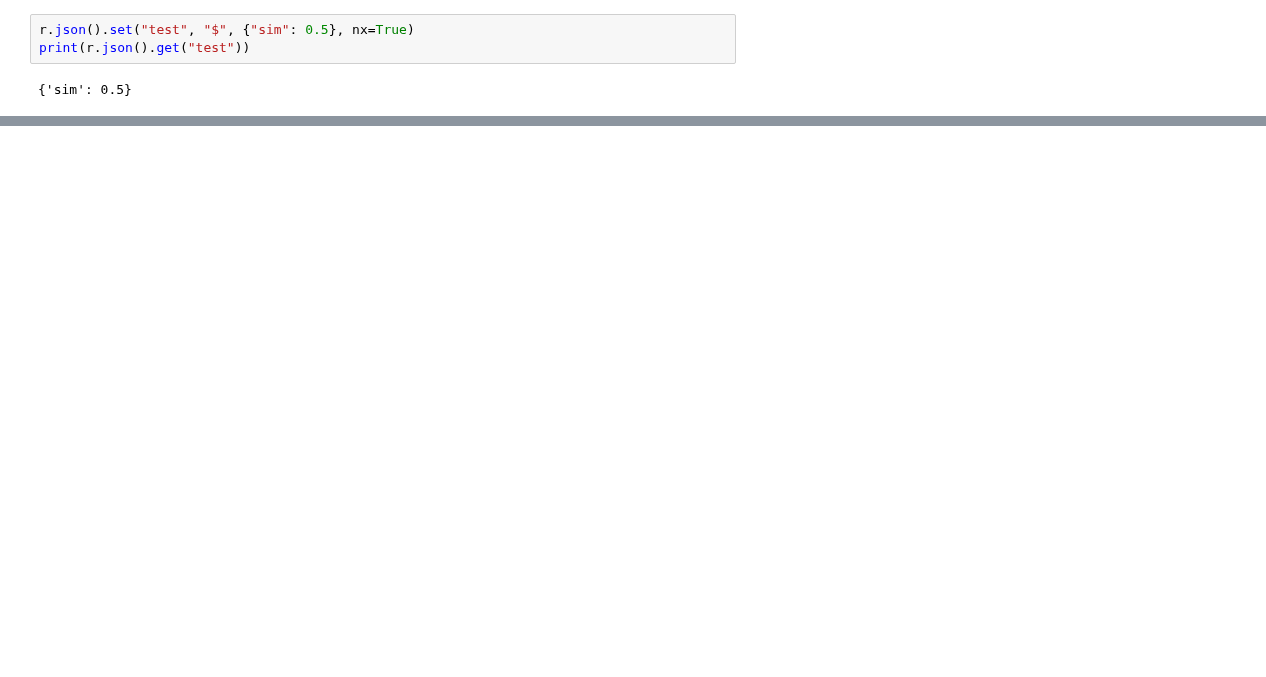
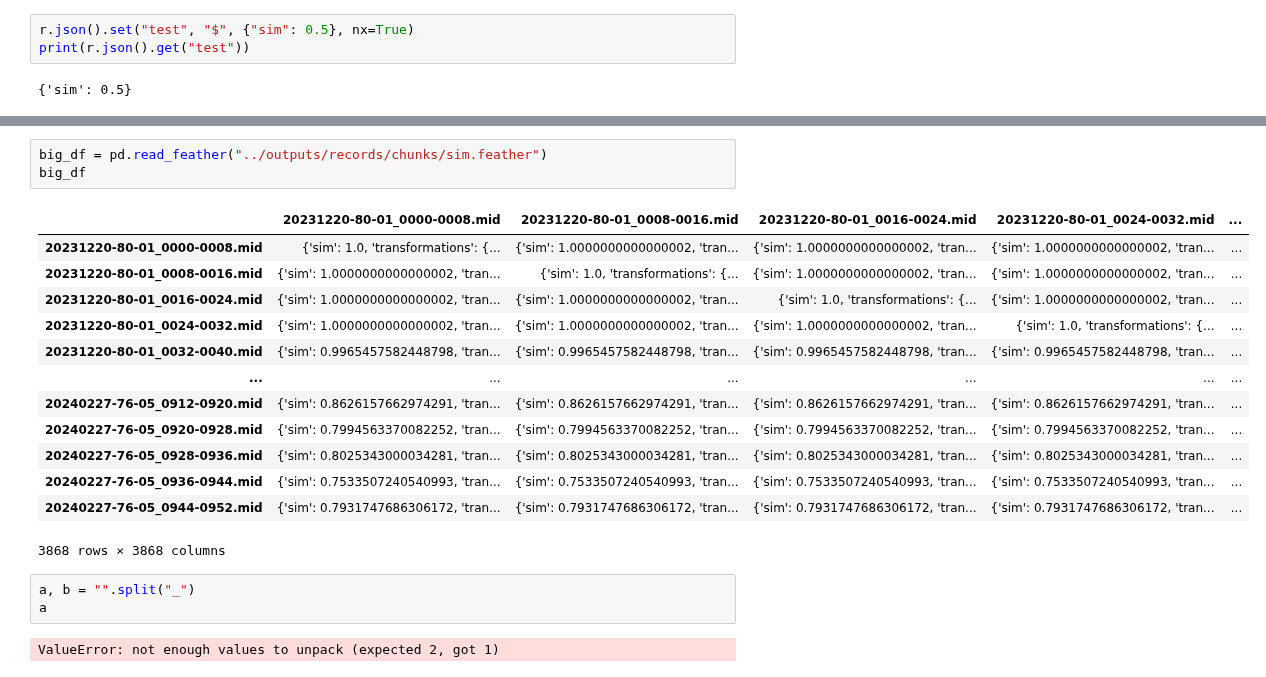
Before and after one commit to osageev/disklavier, a Jupyter notebook: notebooks/redis.ipynb, the cells around one changed output, grey strips where cells are left out. Cells and saved outputs as stored; diff of their text form; blank space fills up the shorter version.

Commit message:
sim table built

```diff
--- a/notebooks/redis.ipynb
+++ b/notebooks/redis.ipynb
@@ -149 +155,23 @@ Time taken to generate DataFrame: 79.40 seconds
 Memory usage of DataFrame: 30.52 MB
+# %%
+big_df = pd.read_feather("../outputs/records/chunks/sim.feather")
+big_df
+# %% [output]
+|  | 20231220-80-01_0000-0008.mid | 20231220-80-01_0008-0016.mid | 20231220-80-01_0016-0024.mid | 20231220-80-01_0024-0032.mid | ... |
+| 20231220-80-01_0000-0008.mid | {'sim': 1.0, 'transformations': {... | {'sim': 1.0000000000000002, 'tran... | {'sim': 1.0000000000000002, 'tran... | {'sim': 1.0000000000000002, 'tran... | ... |
+| 20231220-80-01_0008-0016.mid | {'sim': 1.0000000000000002, 'tran... | {'sim': 1.0, 'transformations': {... | {'sim': 1.0000000000000002, 'tran... | {'sim': 1.0000000000000002, 'tran... | ... |
+| 20231220-80-01_0016-0024.mid | {'sim': 1.0000000000000002, 'tran... | {'sim': 1.0000000000000002, 'tran... | {'sim': 1.0, 'transformations': {... | {'sim': 1.0000000000000002, 'tran... | ... |
+| 20231220-80-01_0024-0032.mid | {'sim': 1.0000000000000002, 'tran... | {'sim': 1.0000000000000002, 'tran... | {'sim': 1.0000000000000002, 'tran... | {'sim': 1.0, 'transformations': {... | ... |
+| 20231220-80-01_0032-0040.mid | {'sim': 0.9965457582448798, 'tran... | {'sim': 0.9965457582448798, 'tran... | {'sim': 0.9965457582448798, 'tran... | {'sim': 0.9965457582448798, 'tran... | ... |
+| ... | ... | ... | ... | ... | ... |
+| 20240227-76-05_0912-0920.mid | {'sim': 0.8626157662974291, 'tran... | {'sim': 0.8626157662974291, 'tran... | {'sim': 0.8626157662974291, 'tran... | {'sim': 0.8626157662974291, 'tran... | ... |
+| 20240227-76-05_0920-0928.mid | {'sim': 0.7994563370082252, 'tran... | {'sim': 0.7994563370082252, 'tran... | {'sim': 0.7994563370082252, 'tran... | {'sim': 0.7994563370082252, 'tran... | ... |
+| 20240227-76-05_0928-0936.mid | {'sim': 0.8025343000034281, 'tran... | {'sim': 0.8025343000034281, 'tran... | {'sim': 0.8025343000034281, 'tran... | {'sim': 0.8025343000034281, 'tran... | ... |
+| 20240227-76-05_0936-0944.mid | {'sim': 0.7533507240540993, 'tran... | {'sim': 0.7533507240540993, 'tran... | {'sim': 0.7533507240540993, 'tran... | {'sim': 0.7533507240540993, 'tran... | ... |
+| 20240227-76-05_0944-0952.mid | {'sim': 0.7931747686306172, 'tran... | {'sim': 0.7931747686306172, 'tran... | {'sim': 0.7931747686306172, 'tran... | {'sim': 0.7931747686306172, 'tran... | ... |
+3868 rows × 3868 columns
+# %%
+a, b = "".split("_")
+a
+# %% [output]
+ValueError: not enough values to unpack (expected 2, got 1)
```
Also changed, not shown: parts of 8 cells of this notebook, 1 other file.
